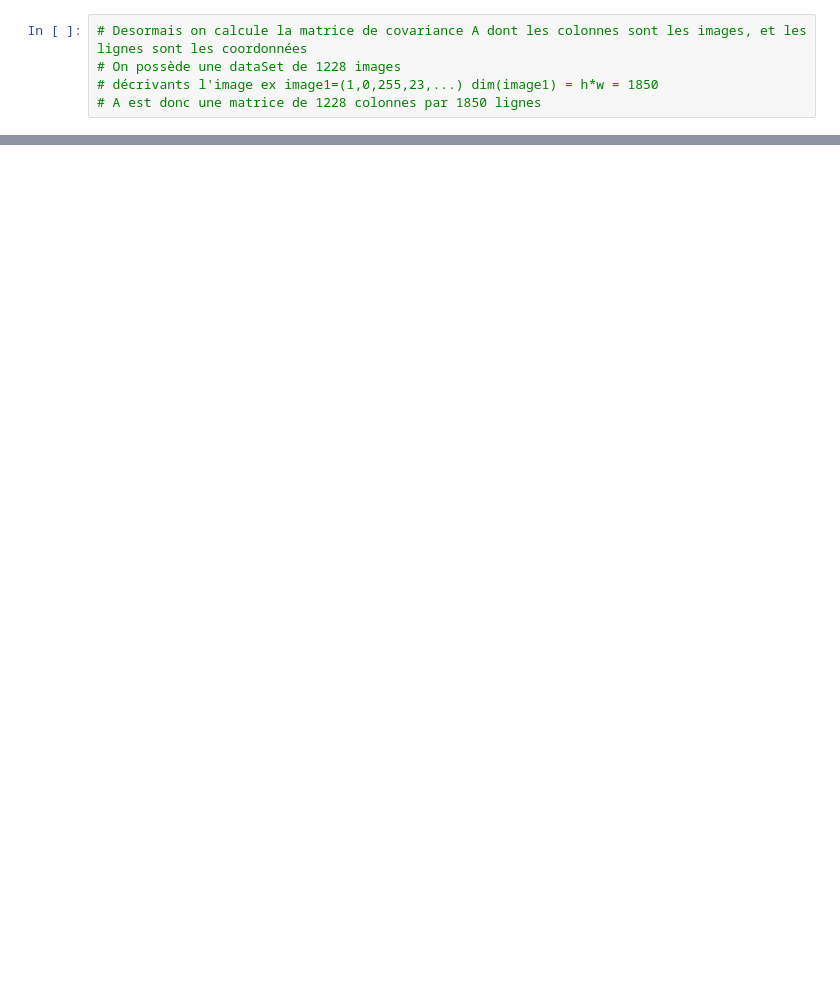
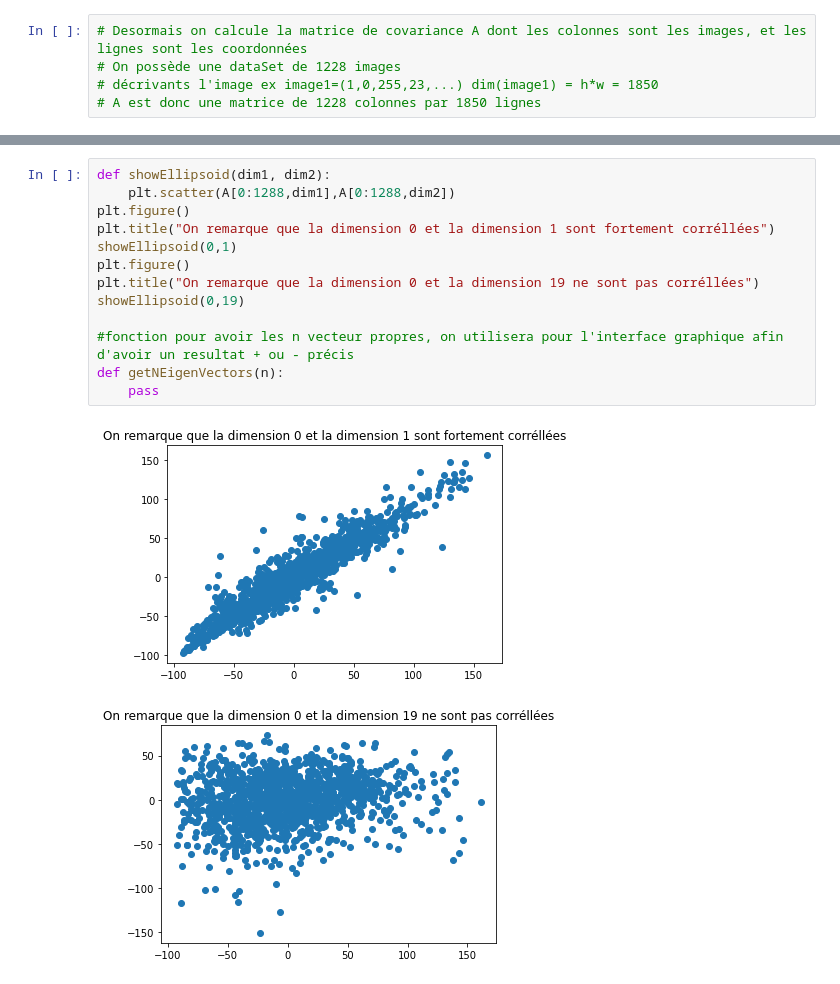
Before and after one commit to ahmedbrh/PCA-eigenFaces, a Jupyter notebook: EigenFace.ipynb, the cells around one changed output, grey strips where cells are left out. Cells and saved outputs as stored; diff of their text form; blank space fills up the shorter version.

```diff
--- a/EigenFace.ipynb
+++ b/EigenFace.ipynb
@@ -56,0 +63,16 @@ for i in range(len(X)):
+# %%
+def showEllipsoid(dim1, dim2):
+    plt.scatter(A[0:1288,dim1],A[0:1288,dim2])
+plt.figure()
+plt.title("On remarque que la dimension 0 et la dimension 1 sont fortement corréllées")
+showEllipsoid(0,1)
+plt.figure()
+plt.title("On remarque que la dimension 0 et la dimension 19 ne sont pas corréllées")
+showEllipsoid(0,19)
+
+#fonction pour avoir les n vecteur propres, on utilisera pour l'interface graphique afin d'avoir un resultat + ou - précis
+def getNEigenVectors(n):
+    pass
+# %% [output]
+[figure, added]
+[figure, added]
```
Also changed, not shown: parts of 4 cells of this notebook.
